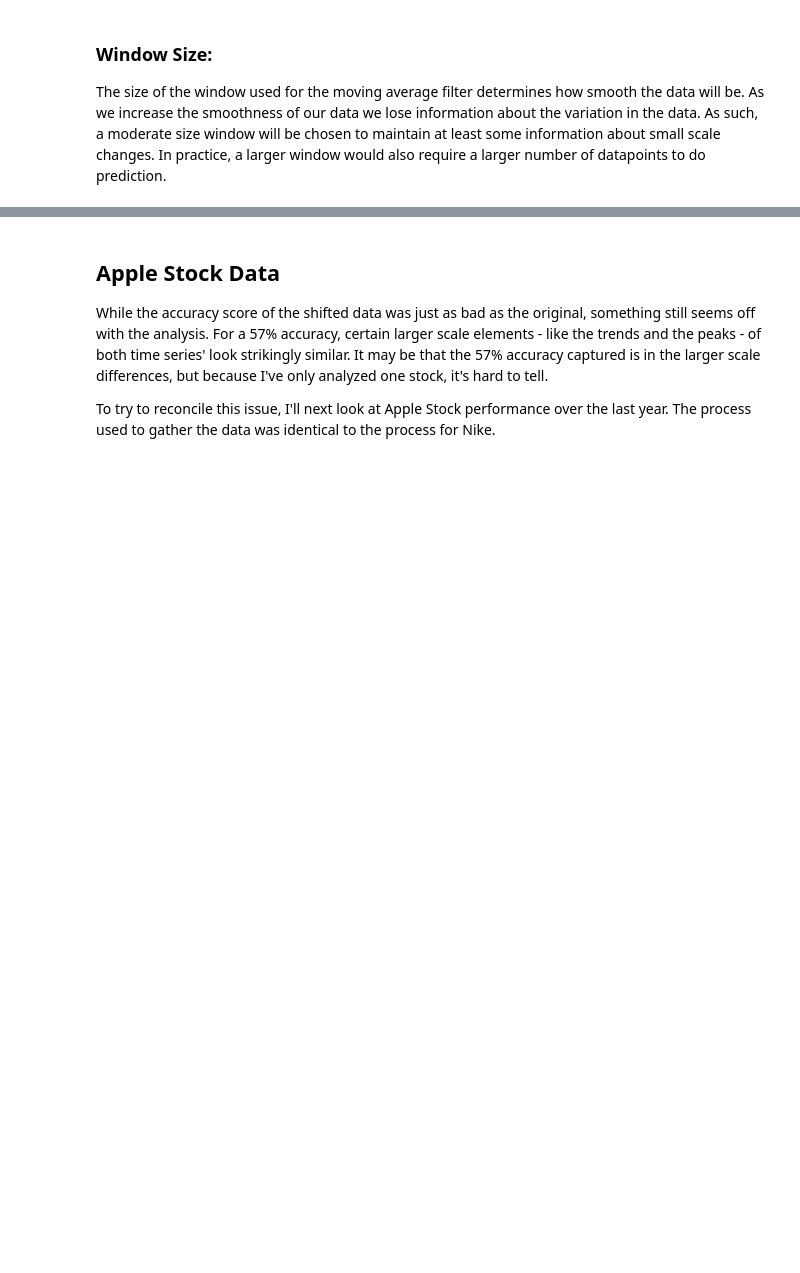
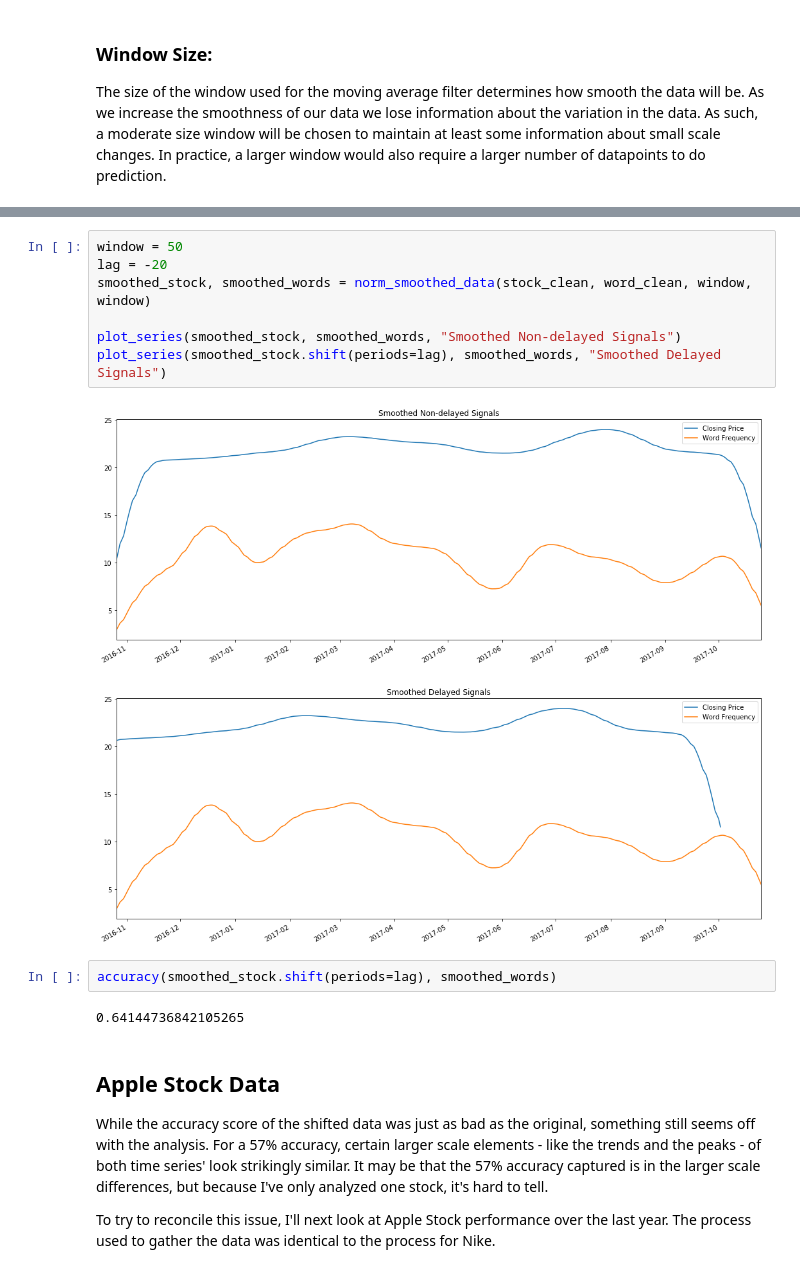
Before and after one commit to bprieto12/data-analysis, a Jupyter notebook: Use of Word Trends as a Predictor.ipynb, the cells around one changed output, grey strips where cells are left out. Cells and saved outputs as stored; diff of their text form; blank space fills up the shorter version.

```diff
--- a/Use of Word Trends as a Predictor.ipynb
+++ b/Use of Word Trends as a Predictor.ipynb
@@ -226,3 +266,17 @@ plot_series(nke_smoothed_stock, nke_smoothed_words, title="Smoothed and Normaliz
+# %%
+window = 50
+lag = -20
+smoothed_stock, smoothed_words = norm_smoothed_data(stock_clean, word_clean, window, window)
+
+plot_series(smoothed_stock, smoothed_words, "Smoothed Non-delayed Signals")
+plot_series(smoothed_stock.shift(periods=lag), smoothed_words, "Smoothed Delayed Signals")
+# %% [output]
+[figure, added]
+[figure, added]
+# %%
+accuracy(smoothed_stock.shift(periods=lag), smoothed_words)
+# %% [output]
+0.64144736842105265
 # %% [markdown]
 ## Apple Stock Data
 
```
Also changed, not shown: parts of 10 cells of this notebook.
